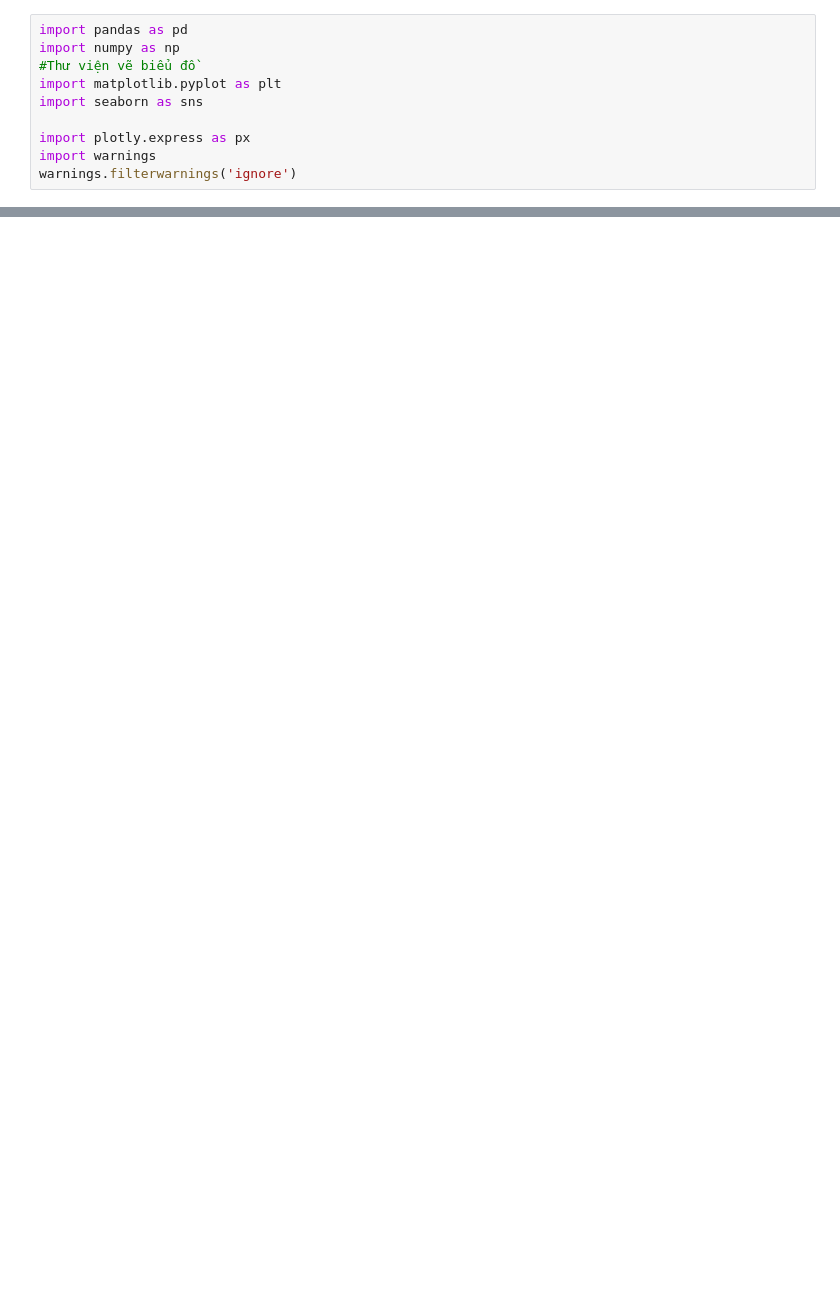
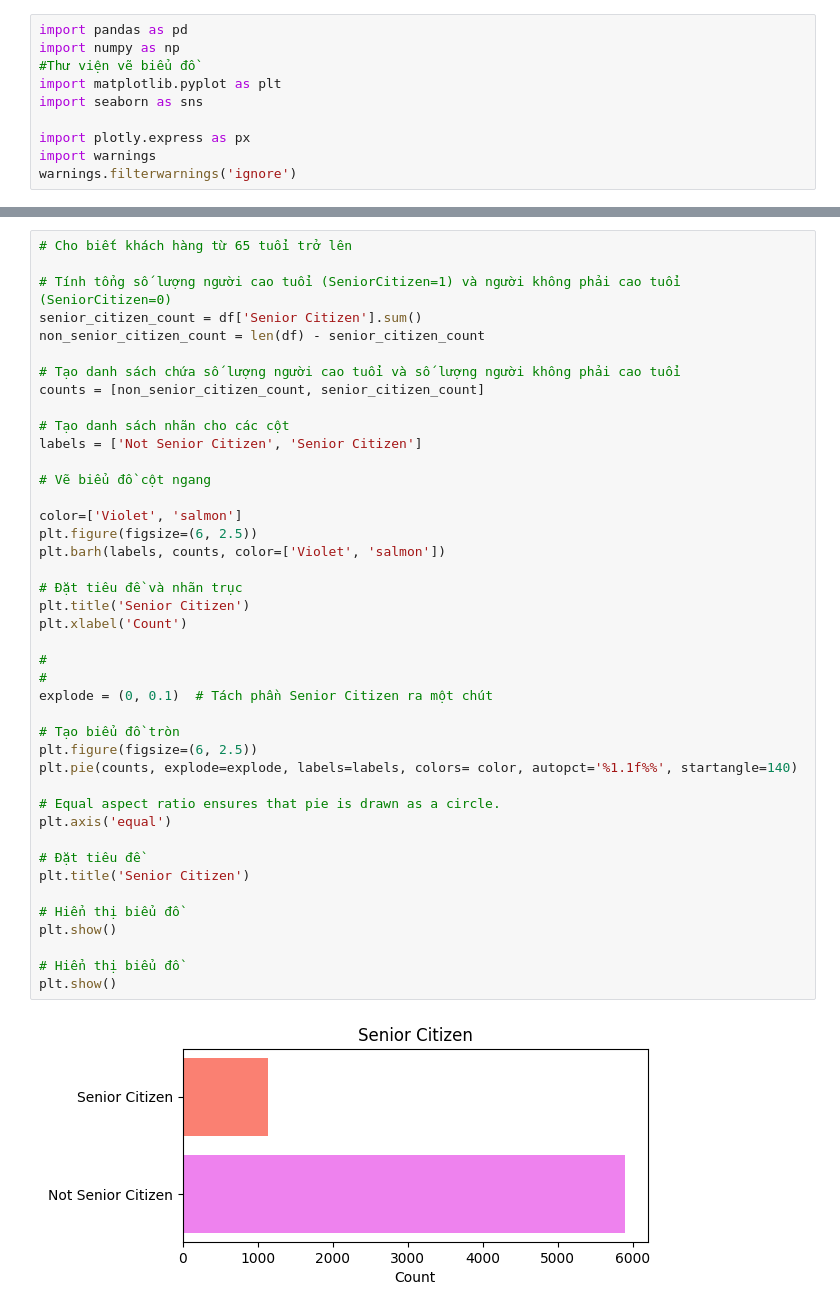
Before and after one commit to neyud/LTCSDL, a Jupyter notebook: churn_telco (1).ipynb, the cells around one changed output, grey strips where cells are left out. Saved outputs shown, nothing was run; the diff lists cells and outputs as text; blank space fills up the shorter version.

```diff
--- a/churn_telco (1).ipynb
+++ b/churn_telco (1).ipynb
@@ -207,0 +295,44 @@ PermissionError: [Errno 13] Permission denied: 'du_lieu_sau_khi_lam_sach.csv'
+# %%
+# Cho biết khách hàng từ 65 tuổi trở lên
+
+# Tính tổng số lượng người cao tuổi (SeniorCitizen=1) và người không phải cao tuổi (SeniorCitizen=0)
+senior_citizen_count = df['Senior Citizen'].sum()
+non_senior_citizen_count = len(df) - senior_citizen_count
+
+# Tạo danh sách chứa số lượng người cao tuổi và số lượng người không phải cao tuổi
+counts = [non_senior_citizen_count, senior_citizen_count]
+
+# Tạo danh sách nhãn cho các cột
+labels = ['Not Senior Citizen', 'Senior Citizen']
+
+# Vẽ biểu đồ cột ngang
+
+color=['Violet', 'salmon']
+plt.figure(figsize=(6, 2.5))
+plt.barh(labels, counts, color=['Violet', 'salmon'])
+
+# Đặt tiêu đề và nhãn trục
+plt.title('Senior Citizen')
+plt.xlabel('Count')
+
+#
+#
+explode = (0, 0.1)  # Tách phần Senior Citizen ra một chút
+
+# Tạo biểu đồ tròn
+plt.figure(figsize=(6, 2.5))
+plt.pie(counts, explode=explode, labels=labels, colors= color, autopct='%1.1f%%', startangle=140)
+
+# Equal aspect ratio ensures that pie is drawn as a circle.
+plt.axis('equal')
+
+# Đặt tiêu đề
+plt.title('Senior Citizen')
+
+# Hiển thị biểu đồ
+plt.show()
+
+# Hiển thị biểu đồ
+plt.show()
+# %% [output]
+[figure, added]
```
Also changed, not shown: parts of 18 cells of this notebook.
